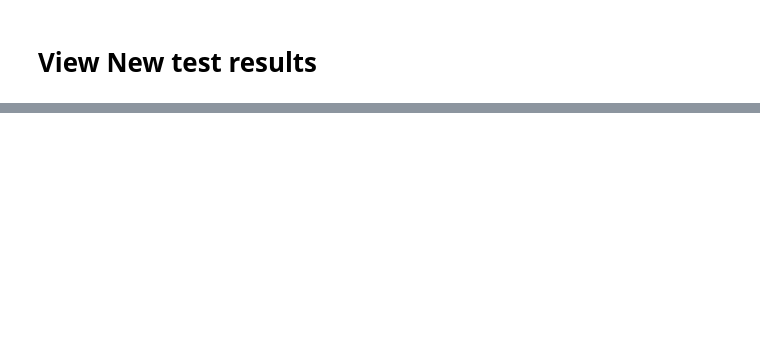
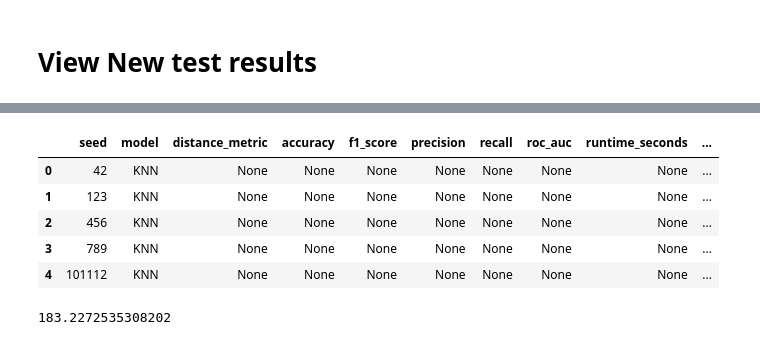
Before and after one commit to KevinMoonLab/PF-GAP, a Jupyter notebook: data/user_distances_with_dependencies/view_results.ipynb, the cells around one changed output, grey strips where cells are left out. Saved outputs shown, nothing was run; the diff lists cells and outputs as text; code cells hidden in the pictures; blank space fills up the shorter version.

Commit message:
Updated Results

```diff
--- a/data/user_distances_with_dependencies/view_results.ipynb
+++ b/data/user_distances_with_dependencies/view_results.ipynb
@@ -193,2 +2,0 @@ print("✓ All libraries imported successfully")
-# %%
-results = load_results("molhiv_results")
@@ -202,0 +216,13 @@ TypeError: argument of type 'NoneType' is not iterable
+# %%
+results_df.head
+# %% [output]
+|  | seed | model | distance_metric | accuracy | f1_score | precision | recall | roc_auc | runtime_seconds | ... |
+| 0 | 42 | KNN | None | None | None | None | None | None | None | ... |
+| 1 | 123 | KNN | None | None | None | None | None | None | None | ... |
+| 2 | 456 | KNN | None | None | None | None | None | None | None | ... |
+| 3 | 789 | KNN | None | None | None | None | None | None | None | ... |
+| 4 | 101112 | KNN | None | None | None | None | None | None | None | ... |
+# %%
+results_df["runtime_seconds"].mean() /60
+# %% [output]
+183.2272535308202
```
Also changed, not shown: parts of 3 cells of this notebook.
